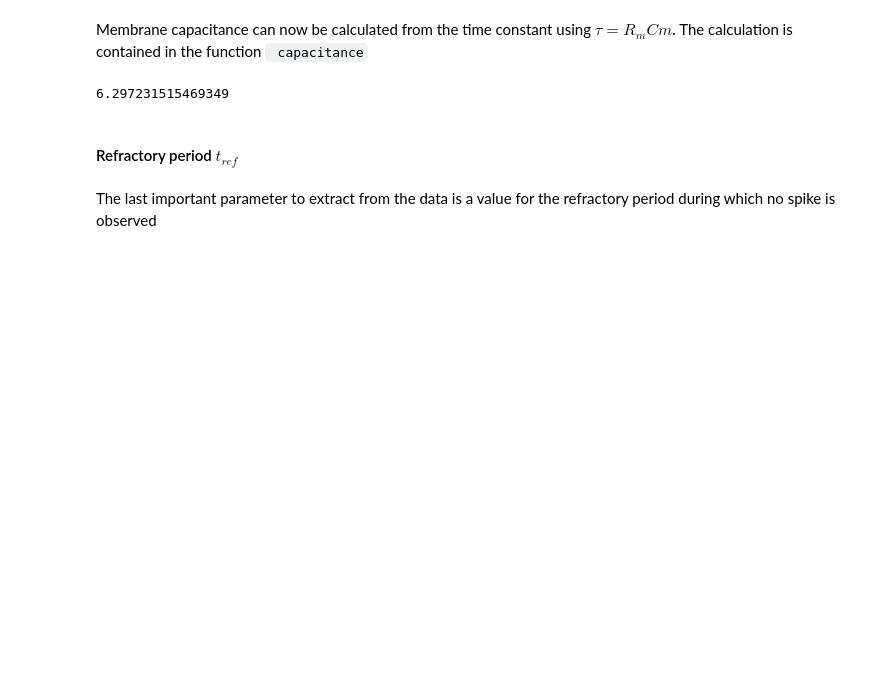
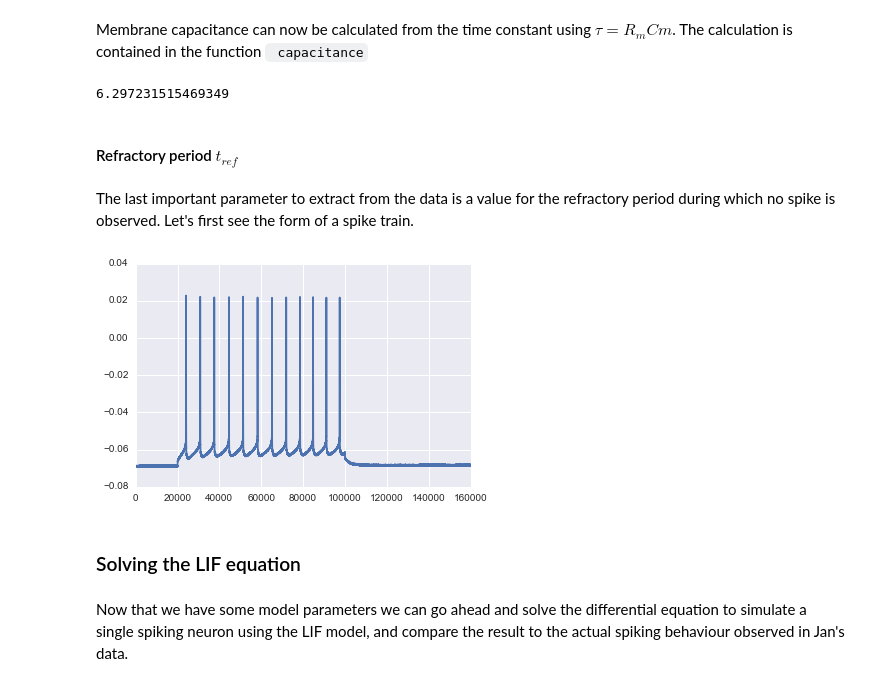
Before and after one commit to RinaldoB/Int_and_Fire, a Jupyter notebook: Integrate_and_Fire_1.0.ipynb, the cells around one changed output. Saved outputs shown, nothing was run; the diff lists cells and outputs as text; code cells hidden in the pictures; blank space fills up the shorter version.

```diff
--- a/Integrate_and_Fire_1.0.ipynb
+++ b/Integrate_and_Fire_1.0.ipynb
@@ -509,4 +509,14 @@ capacitance(resistance(LN_data[0][1],holding_currents[0]),time_constant(LN_data[
 # %% [markdown]
 #### Refractory period $t_{ref}$
 # %% [markdown]
-The last important parameter to extract from the data is a value for the refractory period during which no spike is observed
+The last important parameter to extract from the data is a value for the refractory period during which no spike is observed. Let's first see the form of a spike train.
+# %%
+figure()
+plot(LN_data[0][3])
+show()
+# %% [output]
+[figure, added]
+# %% [markdown]
+### Solving the LIF equation
+# %% [markdown]
+Now that we have some model parameters we can go ahead and solve the differential equation to simulate a single spiking neuron using the LIF model, and compare the result to the actual spiking behaviour observed in Jan's data.
```
Also changed, not shown: parts of 2 cells of this notebook.
